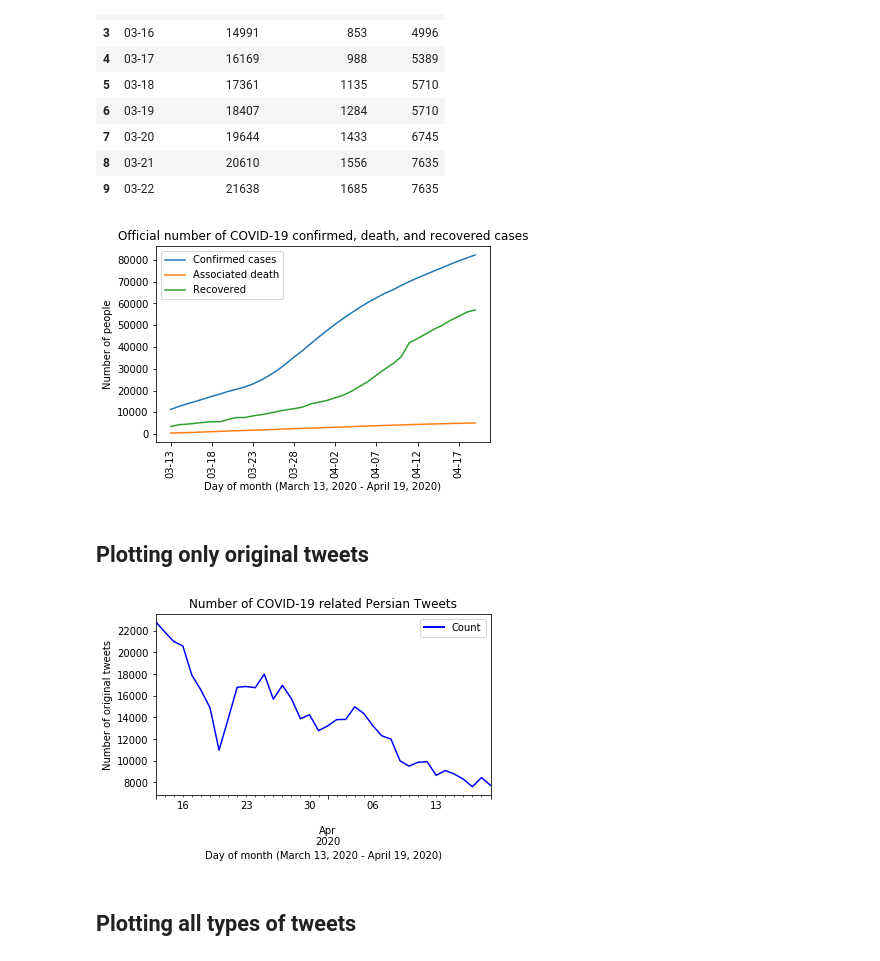
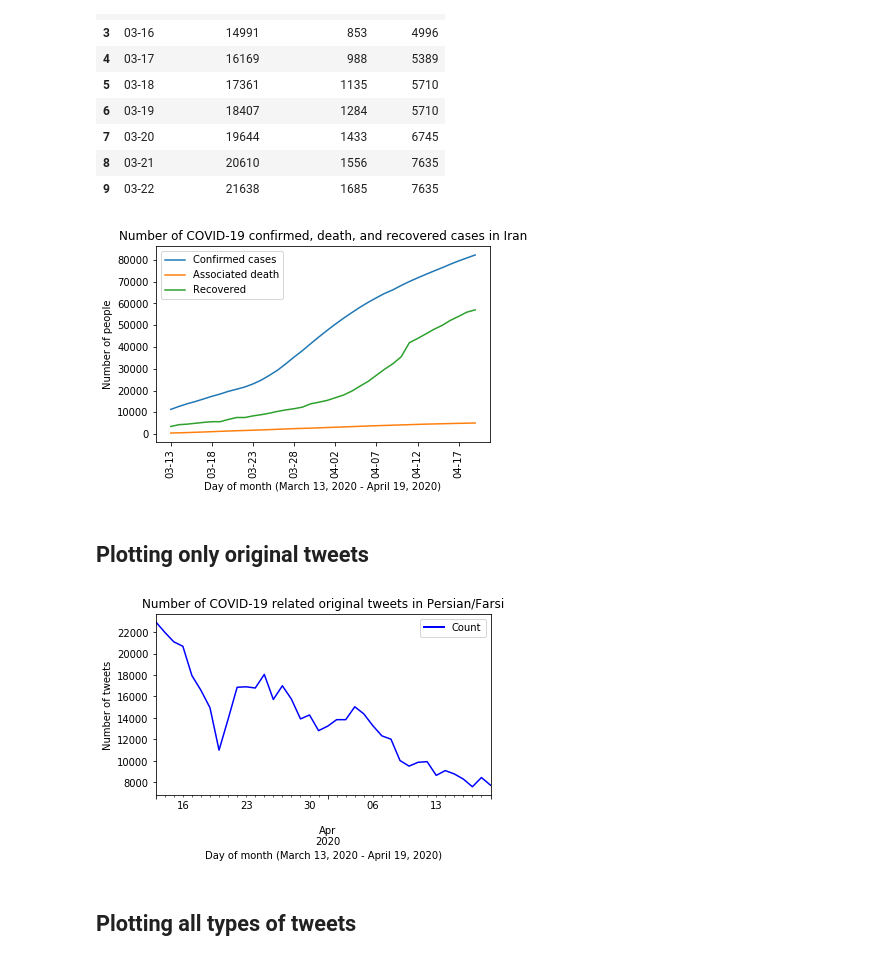
Before and after one commit to phosseini/COVID19-fa, a Jupyter notebook: statistics.ipynb, the cells around one changed output. Saved outputs shown, nothing was run; the diff lists cells and outputs as text; code cells hidden in the pictures.

```diff
--- a/statistics.ipynb
+++ b/statistics.ipynb
@@ -10,5 +9,5 @@ from data_utils import tweets_count_by_day
 
 from data_loader import DataReader
 # %%
-df = tweets_count_by_day()
+df = DataReader().tweets_count_by_day()
 # %%
@@ -88,31 +93,31 @@ df_iran.head(10)
 # %%
 df_iran.set_index('date').plot();
 plt.xticks(rotation='vertical')
-plt.title("Official number of COVID-19 confirmed, death, and recovered cases")
+plt.title("Number of COVID-19 confirmed, death, and recovered cases in Iran")
 plt.xlabel("Day of month (March 13, 2020 - April 19, 2020)")
 plt.ylabel("Number of people")
 plt.gcf().subplots_adjust(bottom=0.2)
-plt.savefig('iran_statistics.pdf', format="pdf", pad_inches=2)
+plt.savefig('iran_cases.pdf', format="pdf", pad_inches=2)
 plt.show()
 # %% [output]
-[figure, old version]
+[figure, new version]
 # %% [markdown]
 ## Plotting only original tweets
 # %%
 x = df[1:len(df)-1]
 x.plot(x='created_at',y='count',color='blue')
-plt.title("Number of COVID-19 related Persian Tweets")
+plt.title("Number of COVID-19 related original tweets in Persian/Farsi")
 plt.xlabel("Day of month (March 13, 2020 - April 19, 2020)")
-plt.ylabel("Number of original tweets")
+plt.ylabel("Number of tweets")
 plt.gcf().subplots_adjust(bottom=0.25)
 
 # changing legend
 custom_lines = [Line2D([0], [0], color="blue", lw=2)]
 plt.legend(custom_lines, ['Count'])
 plt.savefig('tweets_count.pdf', format="pdf", pad_inches=2)
 plt.show()
 # %% [output]
-[figure, old version]
+[figure, new version]
 # %% [markdown]
 ## Plotting all types of tweets
 # %%
```
Also changed, not shown: parts of 5 cells of this notebook, 2 other files.
